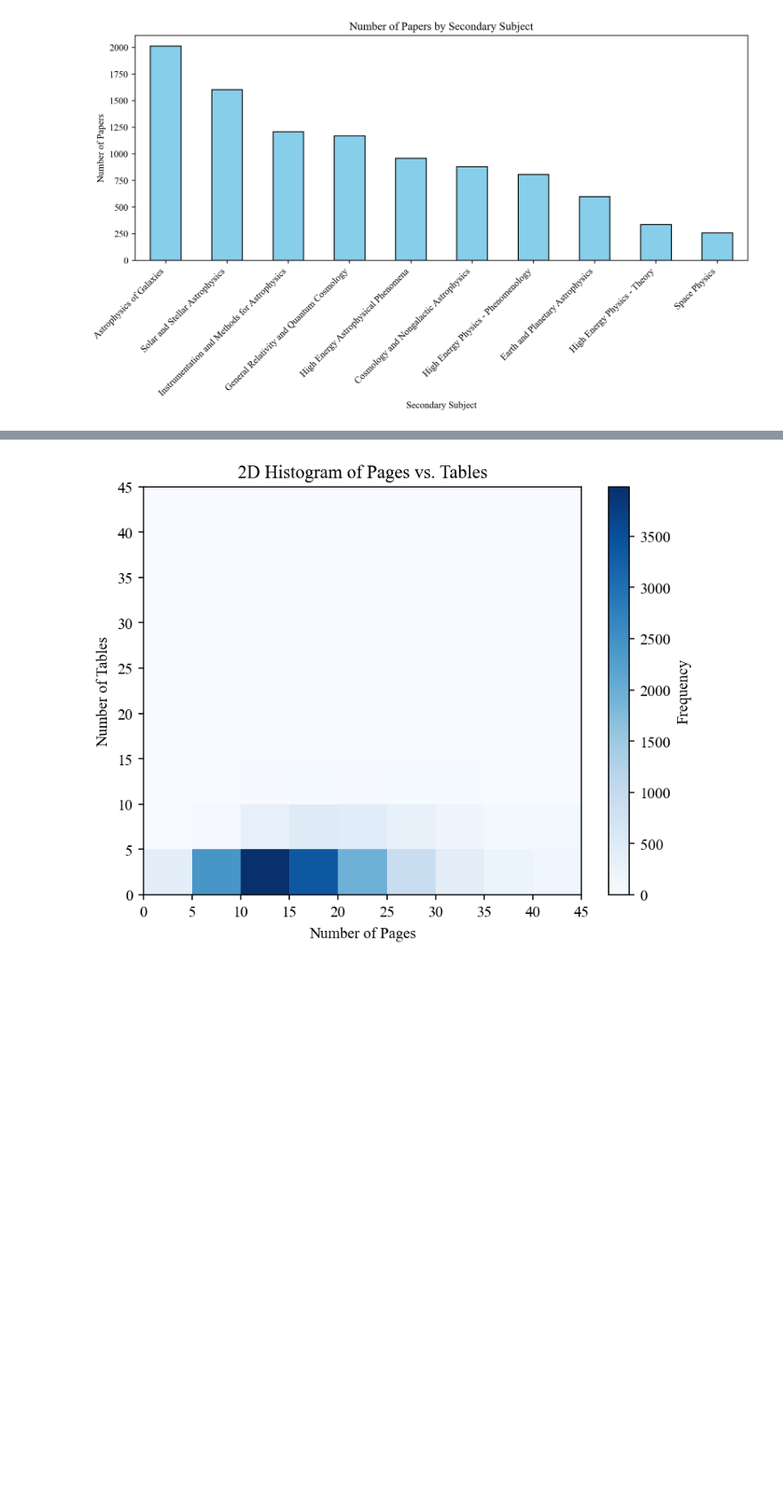
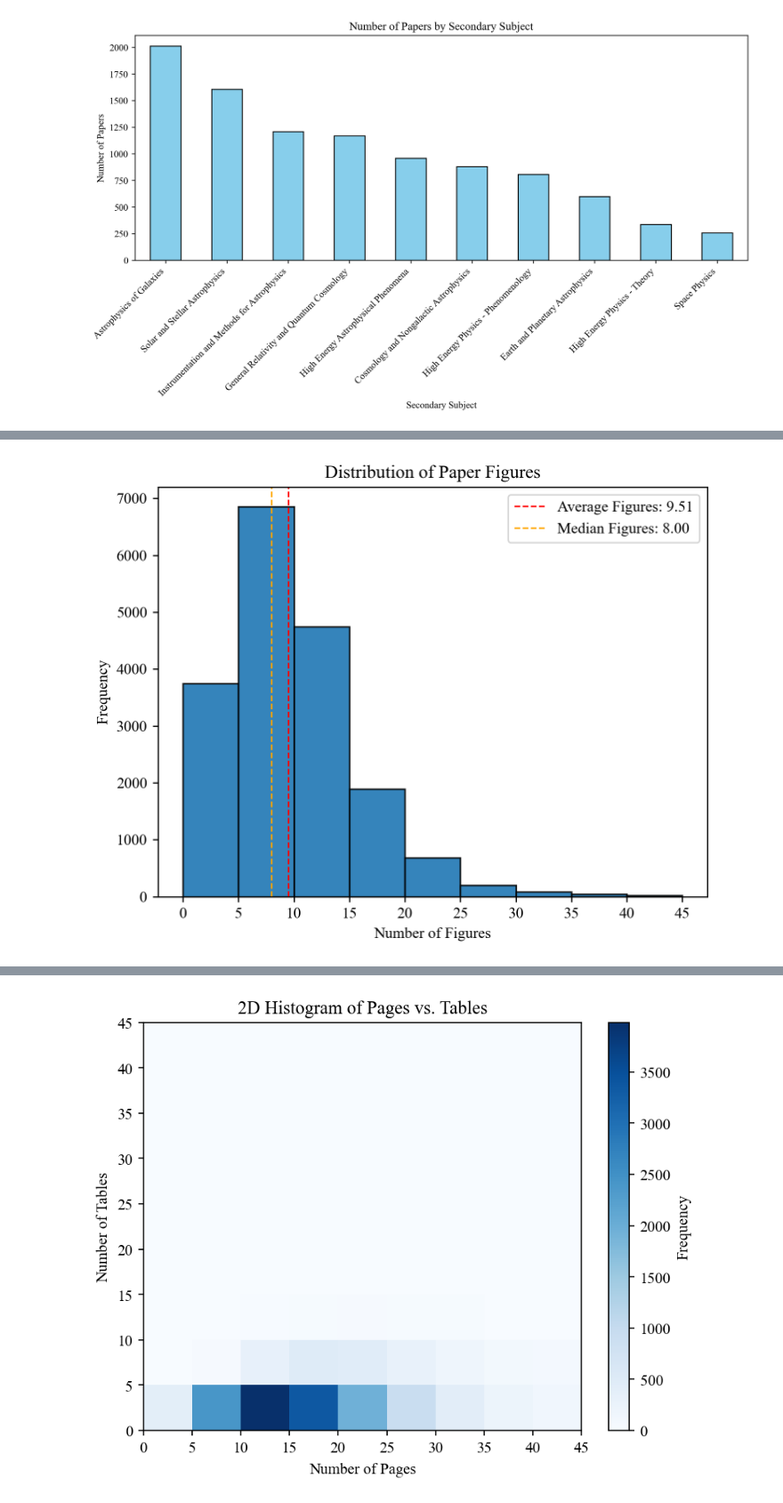
Before and after one commit to romms921/arXiver, a Jupyter notebook: analysis.ipynb, the cells around one changed output, grey strips where cells are left out. Shown at 89% size. Cells and saved outputs as stored; diff of their text form; code cells hidden in the pictures; blank space fills up the shorter version.

```diff
--- a/analysis.ipynb
+++ b/analysis.ipynb
@@ -143,0 +166,16 @@ plt.show()
+# %%
+avg_figures = data['figures'].mean()
+med_figures = data['figures'].median()
+
+bins = np.arange(0, 50, 5)
+plt.hist(data['figures'], bins=bins, edgecolor='black', alpha=0.9)
+plt.axvline(avg_figures, color='red', linestyle='dashed', linewidth=1, label=f'Average Figures: {avg_figures:.2f}')
+plt.axvline(med_figures, color='orange', linestyle='dashed', linewidth=1, label=f'Median Figures: {med_figures:.2f}')
+plt.title('Distribution of Paper Figures')
+plt.xlabel('Number of Figures')
+plt.xticks(bins)
+plt.ylabel('Frequency')
+plt.legend()
+plt.show()
+# %% [output]
+[figure, added]
```
Also changed, not shown: parts of 6 cells of this notebook, 1 other file.
